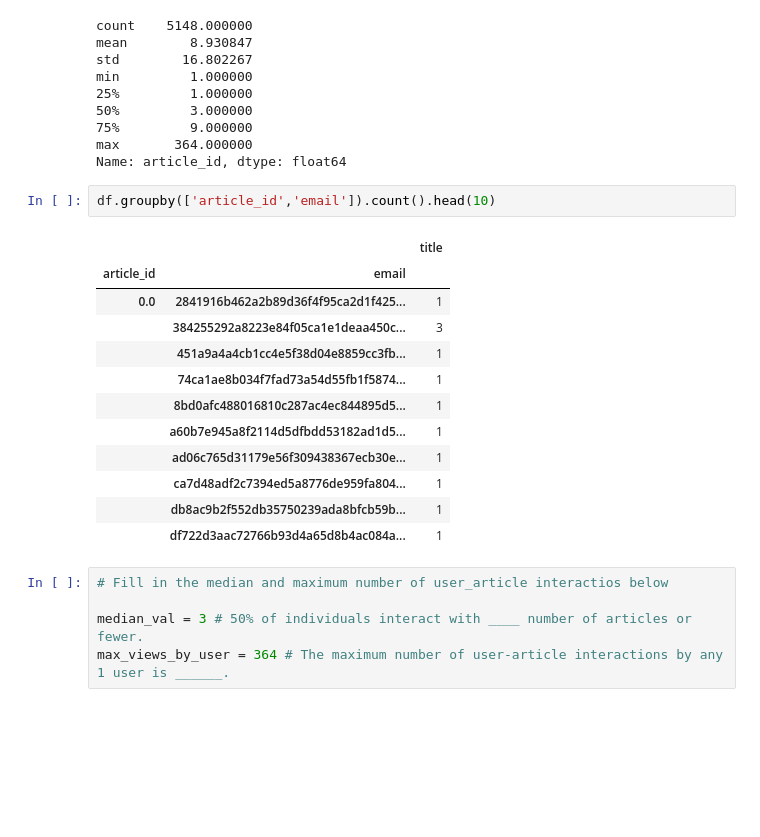
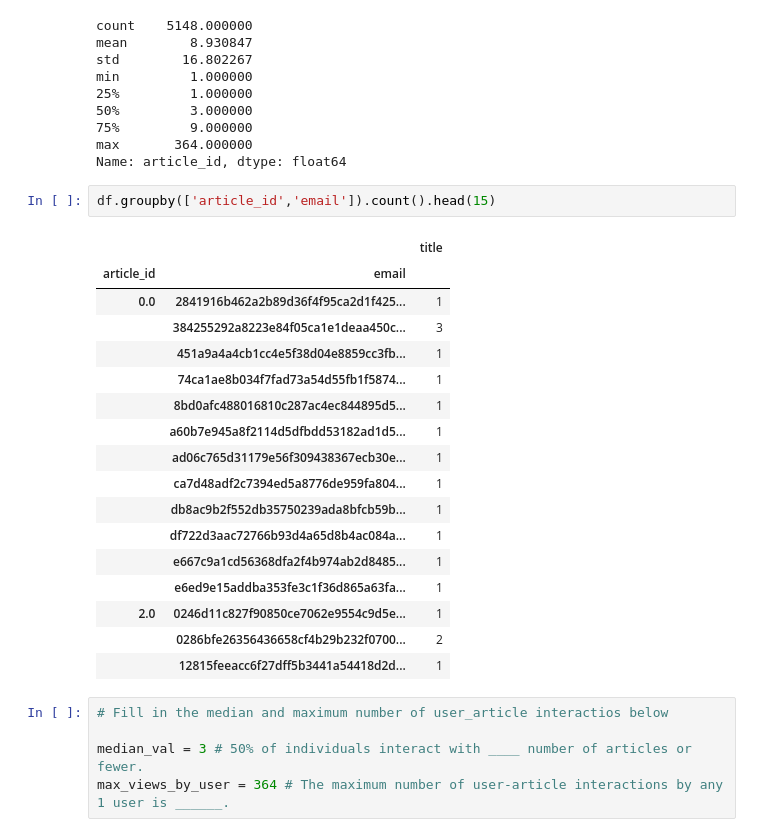
Before and after one commit to ocrush/data_science, a Jupyter notebook: recommendation_system/recommendations_with_ibm.ipynb, the cells around one changed output. Cells and saved outputs as stored; diff of their text form; blank space fills up the shorter version.

```diff
--- a/recommendation_system/recommendations_with_ibm.ipynb
+++ b/recommendation_system/recommendations_with_ibm.ipynb
@@ -90,20 +90,25 @@ min         1.000000
 max       364.000000
 Name: article_id, dtype: float64
 # %%
-df.groupby(['article_id','email']).count().head(10)
+df.groupby(['article_id','email']).count().head(15)
 # %% [output]
 |  |  | title |
 | article_id | email |  |
 | 0.0 | 2841916b462a2b89d36f4f95ca2d1f425... | 1 |
 |  | 384255292a8223e84f05ca1e1deaa450c... | 3 |
 |  | 451a9a4a4cb1cc4e5f38d04e8859cc3fb... | 1 |
 |  | 74ca1ae8b034f7fad73a54d55fb1f5874... | 1 |
 |  | 8bd0afc488016810c287ac4ec844895d5... | 1 |
 |  | a60b7e945a8f2114d5dfbdd53182ad1d5... | 1 |
 |  | ad06c765d31179e56f309438367ecb30e... | 1 |
 |  | ca7d48adf2c7394ed5a8776de959fa804... | 1 |
 |  | db8ac9b2f552db35750239ada8bfcb59b... | 1 |
 |  | df722d3aac72766b93d4a65d8b4ac084a... | 1 |
+|  | e667c9a1cd56368dfa2f4b974ab2d8485... | 1 |
+|  | e6ed9e15addba353fe3c1f36d865a63fa... | 1 |
+| 2.0 | 0246d11c827f90850ce7062e9554c9d5e... | 1 |
+|  | 0286bfe26356436658cf4b29b232f0700... | 2 |
+|  | 12815feeacc6f27dff5b3441a54418d2d... | 1 |
 # %%
 # Fill in the median and maximum number of user_article interactios below
 
```
Also changed, not shown: parts of 61 cells of this notebook.
